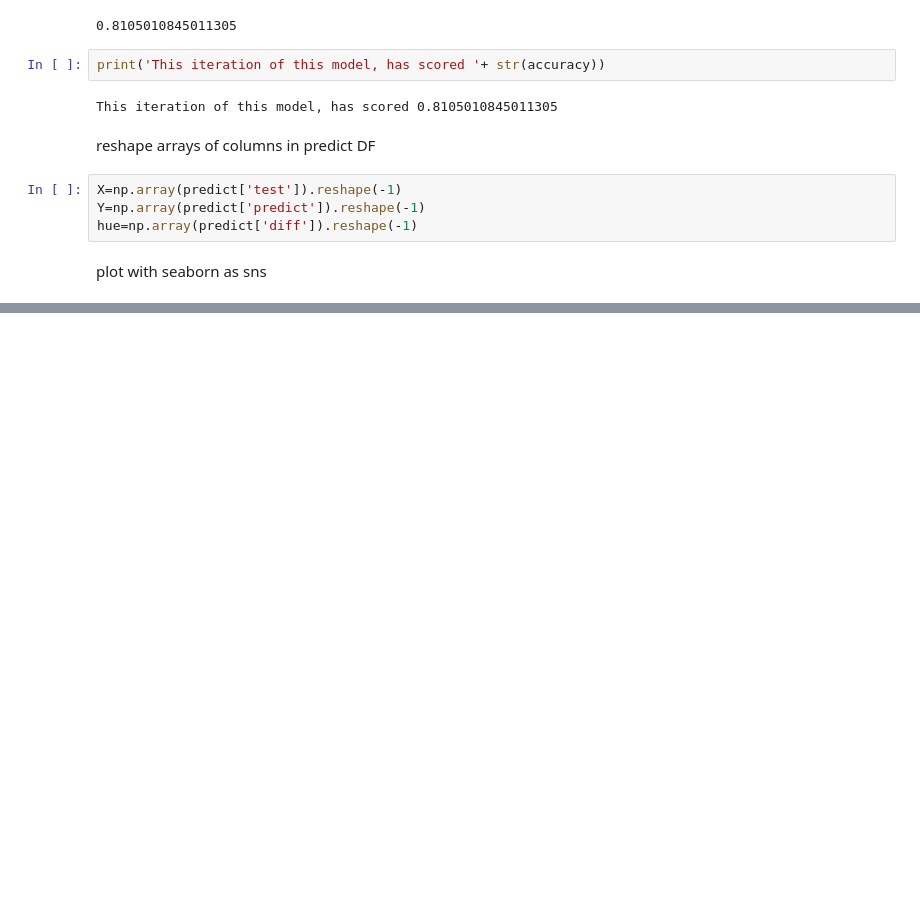
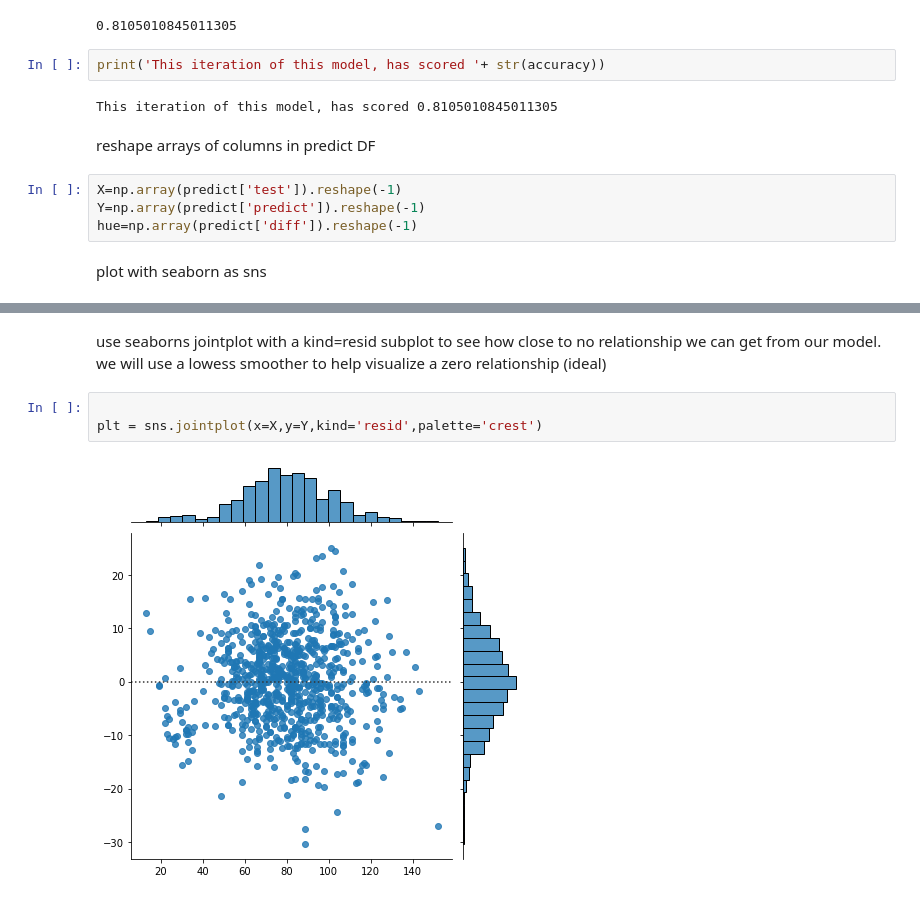
Before and after one commit to parlayking/my_portfolio, a Jupyter notebook: another_statcast_MLmodel.ipynb, the cells around one changed output, grey strips where cells are left out. Cells and saved outputs as stored; diff of their text form; blank space fills up the shorter version.

```diff
--- a/another_statcast_MLmodel.ipynb
+++ b/another_statcast_MLmodel.ipynb
@@ -100,0 +104,7 @@ sns.relplot(x=X,y=Y,hue=hue,legend='brief',palette='crest')
+# %% [markdown]
+use seaborns jointplot with a kind=resid subplot to see how close to no relationship we can get from our model. we will use a lowess smoother to help visualize a zero relationship (ideal)
+# %%
+
+plt = sns.jointplot(x=X,y=Y,kind='resid',palette='crest')
+# %% [output]
+[figure, added]
```
Also changed, not shown: parts of 3 cells of this notebook.
